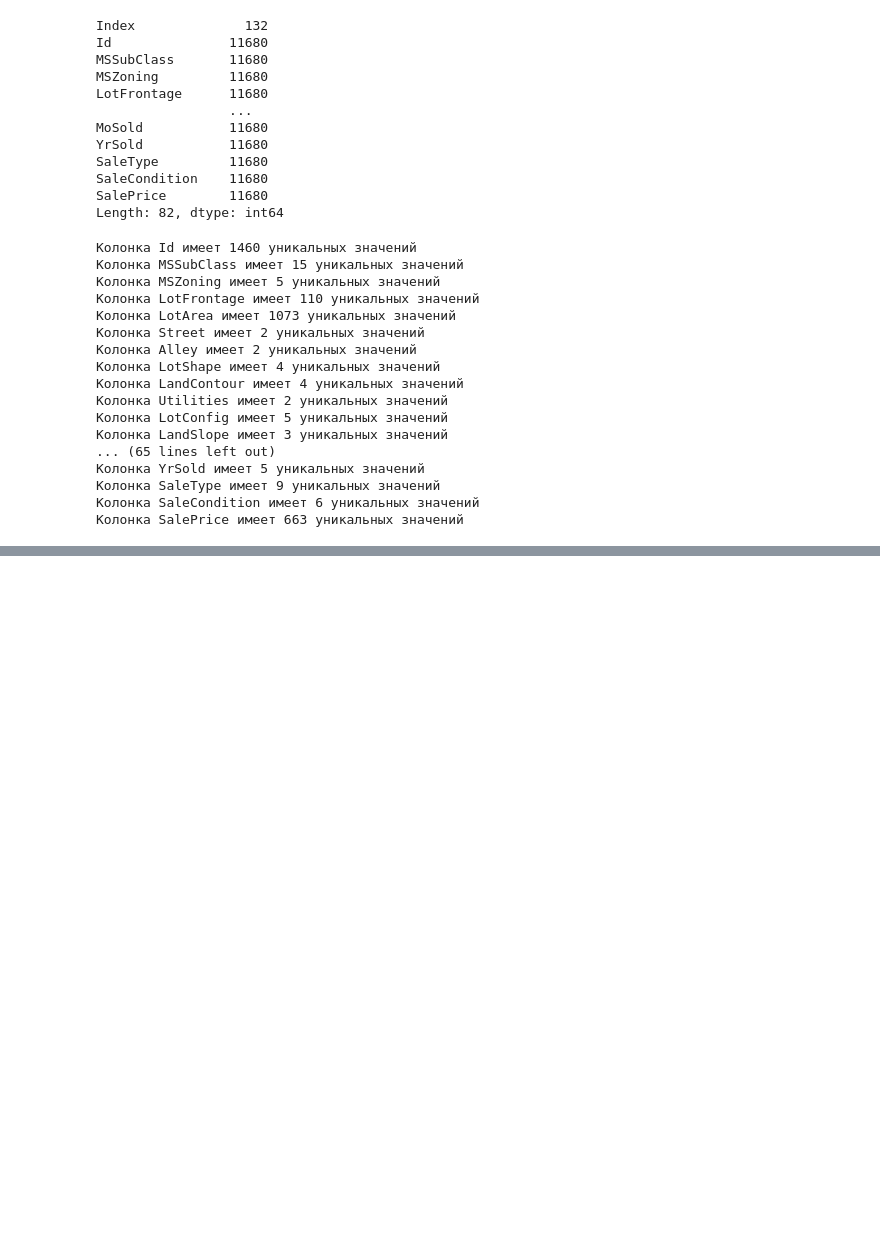
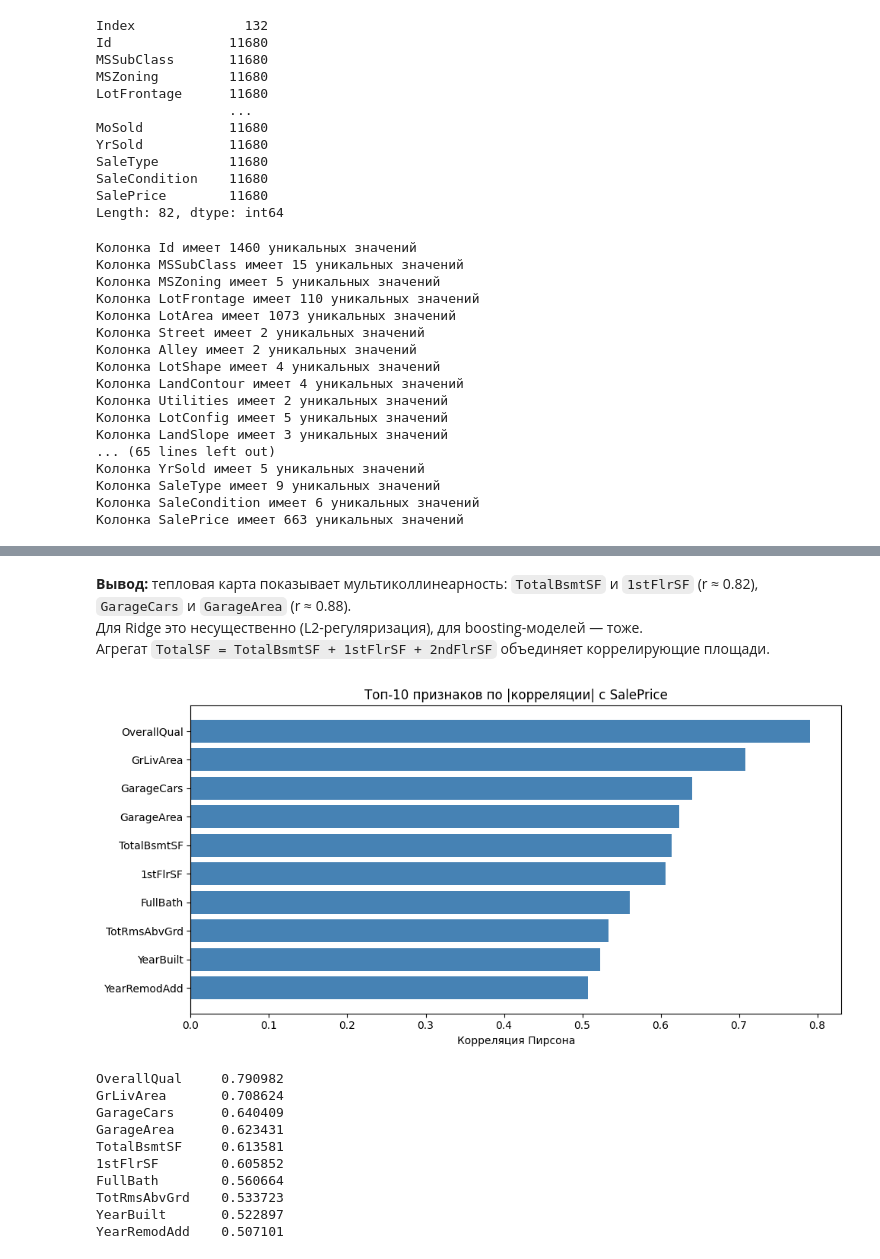
Before and after one commit to Artem61732/house_prices, a Jupyter notebook: notebooks/eda.ipynb, the cells around one changed output, grey strips where cells are left out. Saved outputs shown, nothing was run; the diff lists cells and outputs as text; code cells hidden in the pictures; blank space fills up the shorter version.

```diff
--- a/notebooks/eda.ipynb
+++ b/notebooks/eda.ipynb
@@ -341,0 +318,31 @@ Passing `palette` without assigning `hue` is deprecated and will be removed in v
+# %% [markdown]
+**Вывод:** тепловая карта показывает мультиколлинеарность: `TotalBsmtSF` и `1stFlrSF` (r ≈ 0.82), `GarageCars` и `GarageArea` (r ≈ 0.88).
+Для Ridge это несущественно (L2-регуляризация), для boosting-моделей — тоже.
+Агрегат `TotalSF = TotalBsmtSF + 1stFlrSF + 2ndFlrSF` объединяет коррелирующие площади.
+# %%
+# Топ-10 числовых признаков по корреляции с SalePrice
+corr_with_target = df.corr(numeric_only=True)['SalePrice'].drop('SalePrice')
+top10 = corr_with_target.abs().sort_values(ascending=False).head(10)
+
+colors = ['steelblue' if corr_with_target[c] > 0 else 'tomato' for c in top10.index]
+plt.figure(figsize=(10, 5))
+plt.barh(top10.index[::-1], corr_with_target[top10.index[::-1]], color=colors[::-1])
+plt.axvline(0, color='black', linewidth=0.8)
+plt.title('Топ-10 признаков по |корреляции| с SalePrice')
+plt.xlabel('Корреляция Пирсона')
+plt.tight_layout()
+plt.show()
+
+print(corr_with_target.abs().sort_values(ascending=False).head(10).to_string())
+# %% [output]
+[figure, added]
+OverallQual     0.790982
+GrLivArea       0.708624
+GarageCars      0.640409
+GarageArea      0.623431
+TotalBsmtSF     0.613581
+1stFlrSF        0.605852
+FullBath        0.560664
+TotRmsAbvGrd    0.533723
+YearBuilt       0.522897
+YearRemodAdd    0.507101
```
Also changed, not shown: parts of 24 cells of this notebook, 27 other files.
